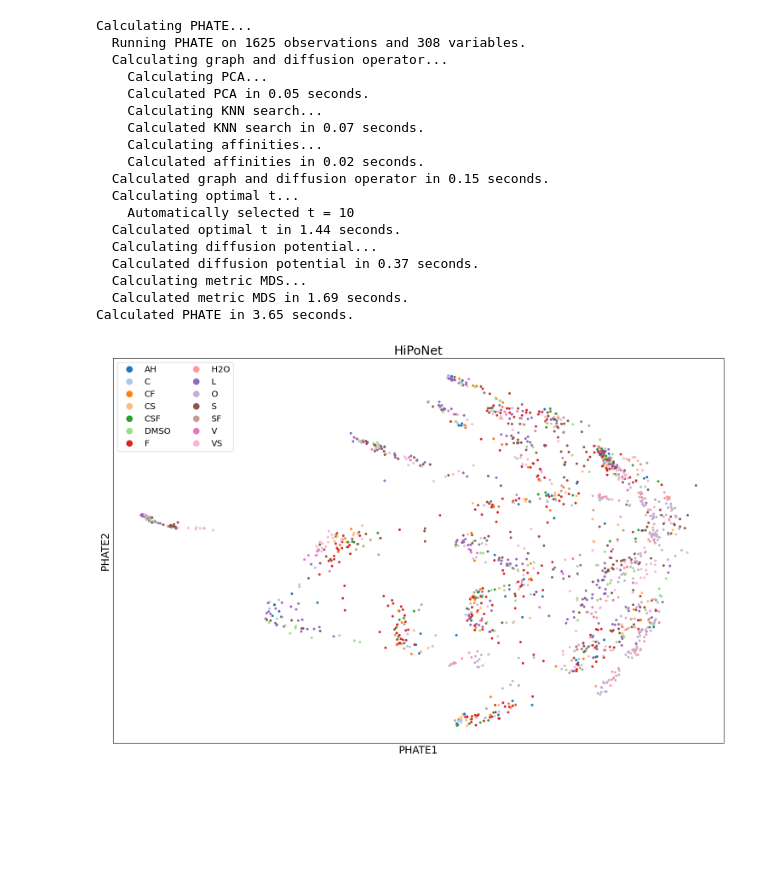
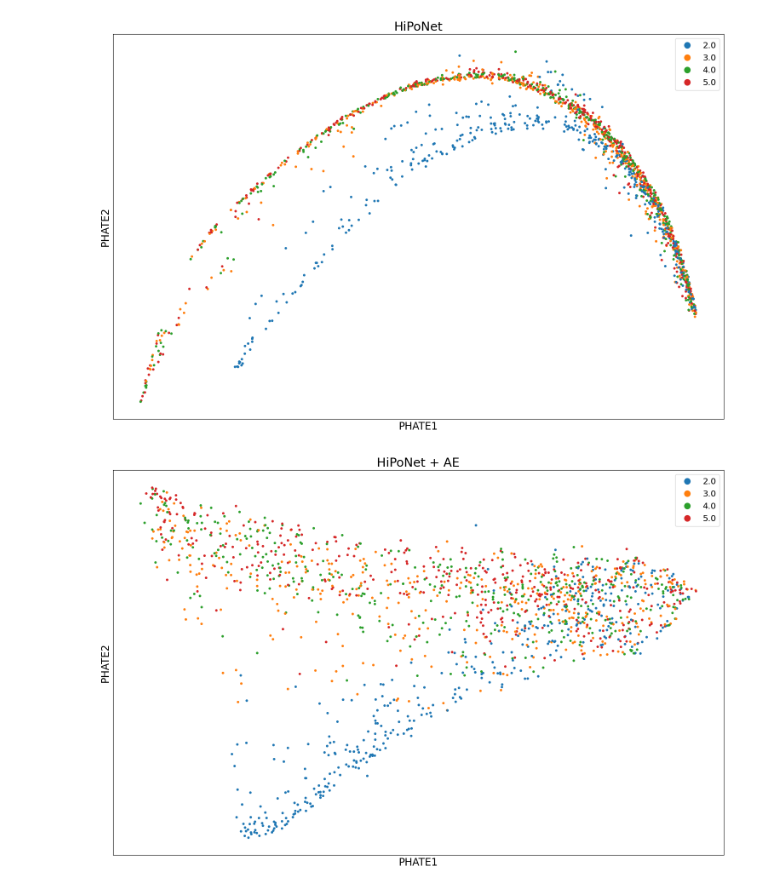
Before and after one commit to KrishnaswamyLab/HiPoNet, a Jupyter notebook: notebooks/graph_embedding_visualization.ipynb, the cells around one changed output. Saved outputs shown, nothing was run; the diff lists cells and outputs as text; code cells hidden in the pictures; blank space fills up the shorter version.

```diff
--- a/notebooks/graph_embedding_visualization.ipynb
+++ b/notebooks/graph_embedding_visualization.ipynb
@@ -26,6 +36,6 @@ True
 # %%
-slurm_job_id = "1973535"
-weights = torch.load(f"model_weights/{slurm_job_id}/autoencoder.pt", map_location="cpu")
+slurm_job_id = "2150666"
+weights = torch.load(f"../model_weights/{slurm_job_id}/autoencoder.pt", map_location="cpu")
 autoencoder = MLPAutoEncoder(
     input_dim=precomputed_embeddings.shape[1],
     hidden_dim=1024,
@@ -37,40 +47,43 @@ with torch.no_grad():
     autoenc_embeddings = autoencoder.encode(precomputed_embeddings)
 # %%
 phate_dim, phate_knn = 2, 25
+label_col = 0
+discrete = (label_col == 0)
+cmap = "viridis" if not discrete else "tab10"
 # %%
-phate_op = phate.PHATE(n_components=phate_dim, knn=phate_knn)
-phate_coords = phate_op.fit_transform(precomputed_embeddings)
+hipo_phate_op = phate.PHATE(n_components=phate_dim, knn=phate_knn, verbose=0)
+hipo_phate_coords = hipo_phate_op.fit_transform(precomputed_embeddings )
 
 ax = scprep.plot.scatter2d(
-    phate_coords,
-    c=[label_names[i] for i in labels],
-    cmap="tab20",
+    hipo_phate_coords,
+    c=labels[:, label_col],
+    cmap=cmap,
     s=10,
     figsize=(15,10),
     ticks=None,
     label_prefix="PHATE",
     fontsize=12,
     legend=True,
-    discrete=True,
+    discrete=discrete,
     title="HiPoNet",
 )
+
+ae_phate_op = phate.PHATE(n_components=phate_dim, knn=phate_knn, verbose=0)
+ae_phate_coords = ae_phate_op.fit_transform(autoenc_embeddings)
+
+ax = scprep.plot.scatter2d(
+    ae_phate_coords,
+    c=labels[:, label_col],
+    cmap=cmap,
+    s=10,
+    figsize=(15,10),
+    ticks=None,
+    label_prefix="PHATE",
+    fontsize=12,
+    legend=True,
+    discrete=discrete,
+    title="HiPoNet + AE",
+)
 # %% [output]
-Calculating PHATE...
-  Running PHATE on 1625 observations and 308 variables.
-  Calculating graph and diffusion operator...
-    Calculating PCA...
-    Calculated PCA in 0.05 seconds.
-    Calculating KNN search...
-    Calculated KNN search in 0.07 seconds.
-    Calculating affinities...
-    Calculated affinities in 0.02 seconds.
-  Calculated graph and diffusion operator in 0.15 seconds.
-  Calculating optimal t...
-    Automatically selected t = 10
-  Calculated optimal t in 1.44 seconds.
-  Calculating diffusion potential...
-  Calculated diffusion potential in 0.37 seconds.
-  Calculating metric MDS...
-  Calculated metric MDS in 1.69 seconds.
-Calculated PHATE in 3.65 seconds.
-[figure, old version]
+[figure, new version]
+[figure, added]
```
Also changed, not shown: parts of 4 cells of this notebook, 1 other file.
